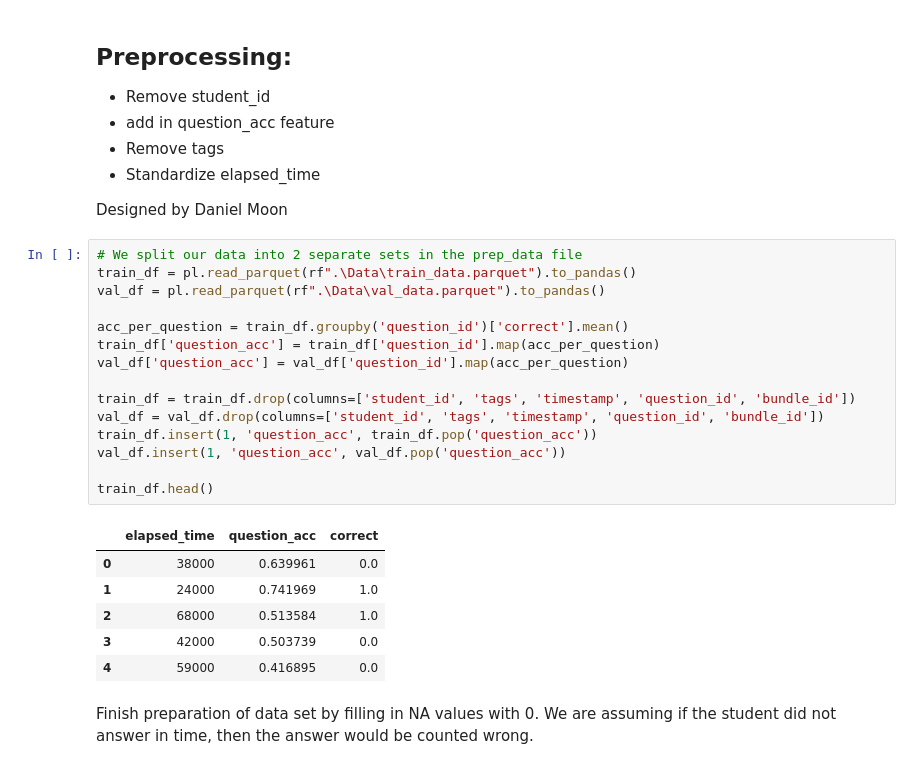
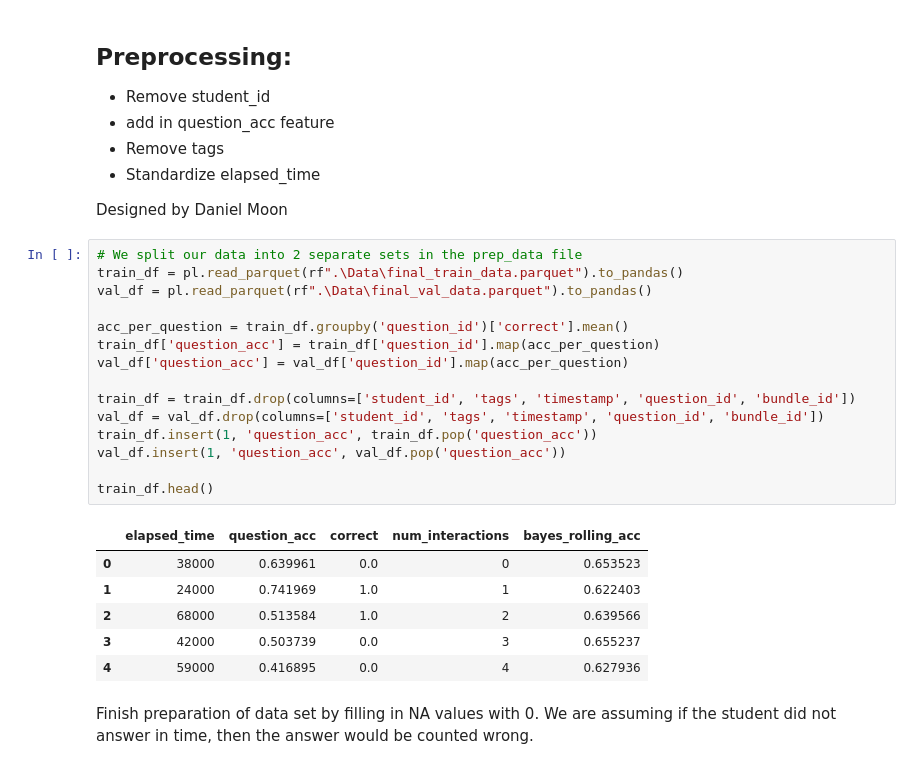
Before and after one commit to bbelandr/MachineLearningProject, a Jupyter notebook: pipeline_1.ipynb, the cells around one changed output. Saved outputs shown, nothing was run; the diff lists cells and outputs as text.

Commit message:
Updated pipiline to use rolling accuracy and number of interactions

```diff
--- a/pipeline_1.ipynb
+++ b/pipeline_1.ipynb
@@ -60,26 +62,26 @@ Our baseline accuracy to compare against is 65.3418%, which is what we would get
 Designed by Daniel Moon
 # %%
 # We split our data into 2 separate sets in the prep_data file
-train_df = pl.read_parquet(rf".\Data\train_data.parquet").to_pandas()
-val_df = pl.read_parquet(rf".\Data\val_data.parquet").to_pandas()
+train_df = pl.read_parquet(rf".\Data\final_train_data.parquet").to_pandas()
+val_df = pl.read_parquet(rf".\Data\final_val_data.parquet").to_pandas()
 
 acc_per_question = train_df.groupby('question_id')['correct'].mean()
 train_df['question_acc'] = train_df['question_id'].map(acc_per_question)
 val_df['question_acc'] = val_df['question_id'].map(acc_per_question)
 
 train_df = train_df.drop(columns=['student_id', 'tags', 'timestamp', 'question_id', 'bundle_id'])
 val_df = val_df.drop(columns=['student_id', 'tags', 'timestamp', 'question_id', 'bundle_id'])
 train_df.insert(1, 'question_acc', train_df.pop('question_acc'))
 val_df.insert(1, 'question_acc', val_df.pop('question_acc'))
 
 train_df.head()
 # %% [output]
-|  | elapsed_time | question_acc | correct |
-| 0 | 38000 | 0.639961 | 0.0 |
-| 1 | 24000 | 0.741969 | 1.0 |
-| 2 | 68000 | 0.513584 | 1.0 |
-| 3 | 42000 | 0.503739 | 0.0 |
-| 4 | 59000 | 0.416895 | 0.0 |
+|  | elapsed_time | question_acc | correct | num_interactions | bayes_rolling_acc |
+| 0 | 38000 | 0.639961 | 0.0 | 0 | 0.653523 |
+| 1 | 24000 | 0.741969 | 1.0 | 1 | 0.622403 |
+| 2 | 68000 | 0.513584 | 1.0 | 2 | 0.639566 |
+| 3 | 42000 | 0.503739 | 0.0 | 3 | 0.655237 |
+| 4 | 59000 | 0.416895 | 0.0 | 4 | 0.627936 |
 # %% [markdown]
 Finish preparation of data set by filling in NA values with 0. We are assuming if the student did not answer in time, then the answer would be counted wrong.
 # %%
```
Also changed, not shown: parts of 3 cells of this notebook.
